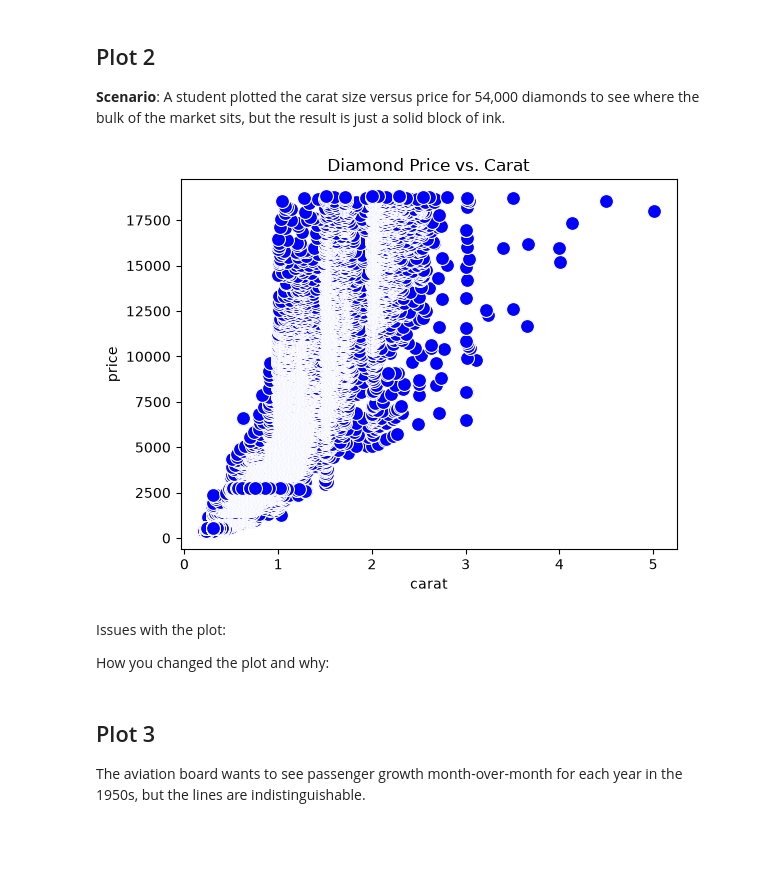
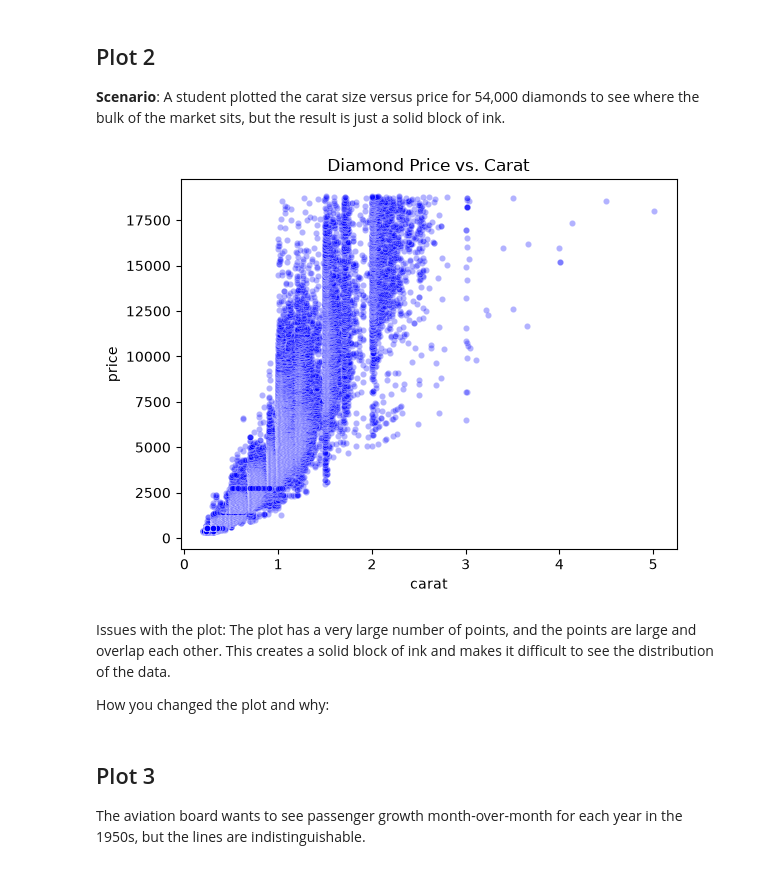
Before and after one commit to gasante84/cmpsc105-lab05, a Jupyter notebook: lab05.ipynb, the cells around one changed output. Drawn from its saved outputs; the diff is of its cells as text; code cells hidden in the pictures; blank space fills up the shorter version.

Commit message:
explained issues with plot 2

```diff
--- a/lab05.ipynb
+++ b/lab05.ipynb
@@ -42,13 +42,13 @@ How you changed the plot and why: Yeah, we changed the y-axis to start at 0 inst
 # %%
 diamonds = sns.load_dataset("diamonds")
 
-sns.scatterplot(data=diamonds, x="carat", y="price", color="blue", s=100)
+sns.scatterplot(data=diamonds, x="carat", y="price", color="blue", s=20, alpha=0.3)
 plt.title("Diamond Price vs. Carat")
 plt.show()
 # %% [output]
-[figure, old version]
+[figure, new version]
 # %% [markdown]
-Issues with the plot:
+Issues with the plot: The plot has a very large number of points, and the points are large and overlap each other. This creates a solid block of ink and makes it difficult to see the distribution of the data.
 
 
 How you changed the plot and why:
```
